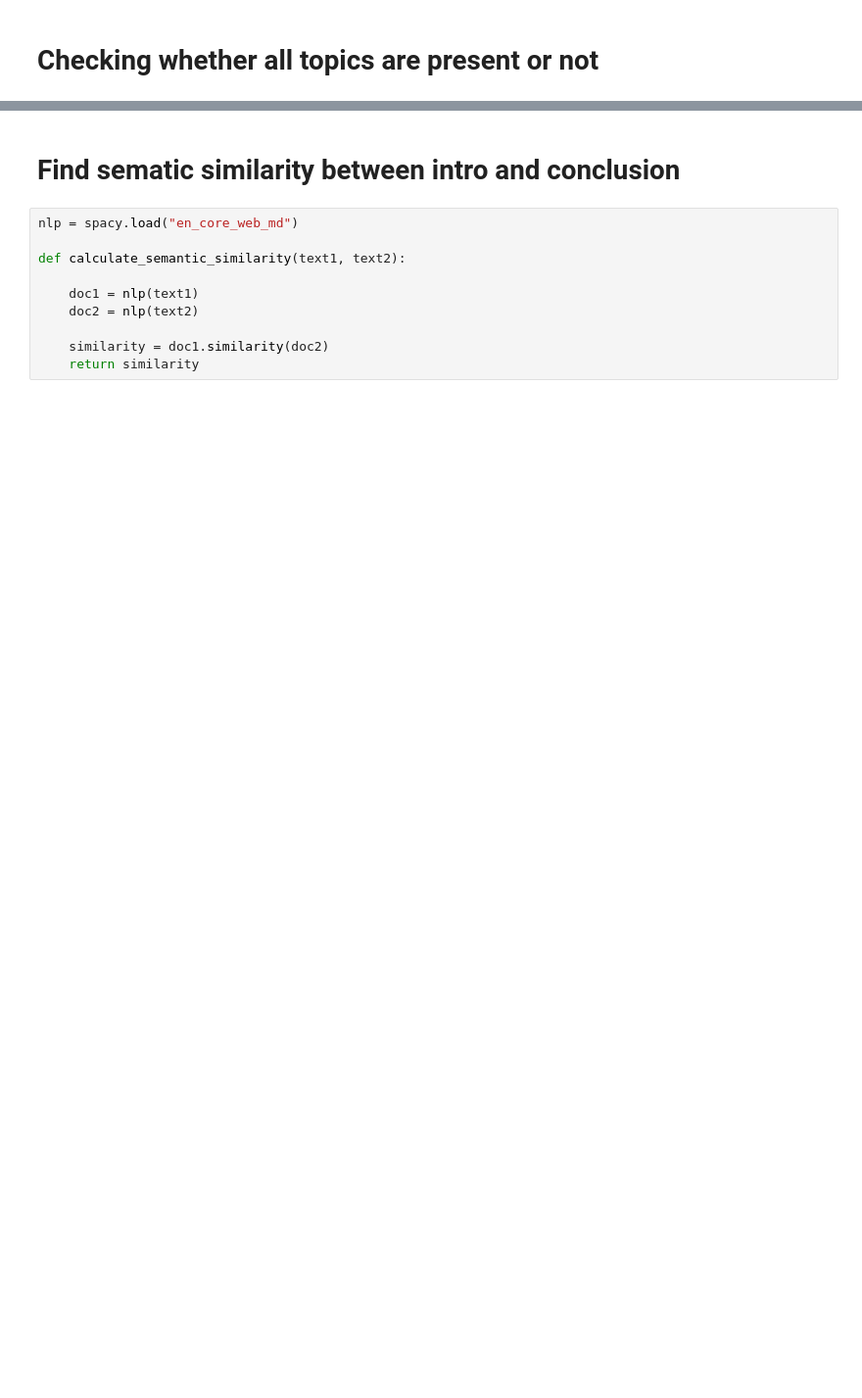
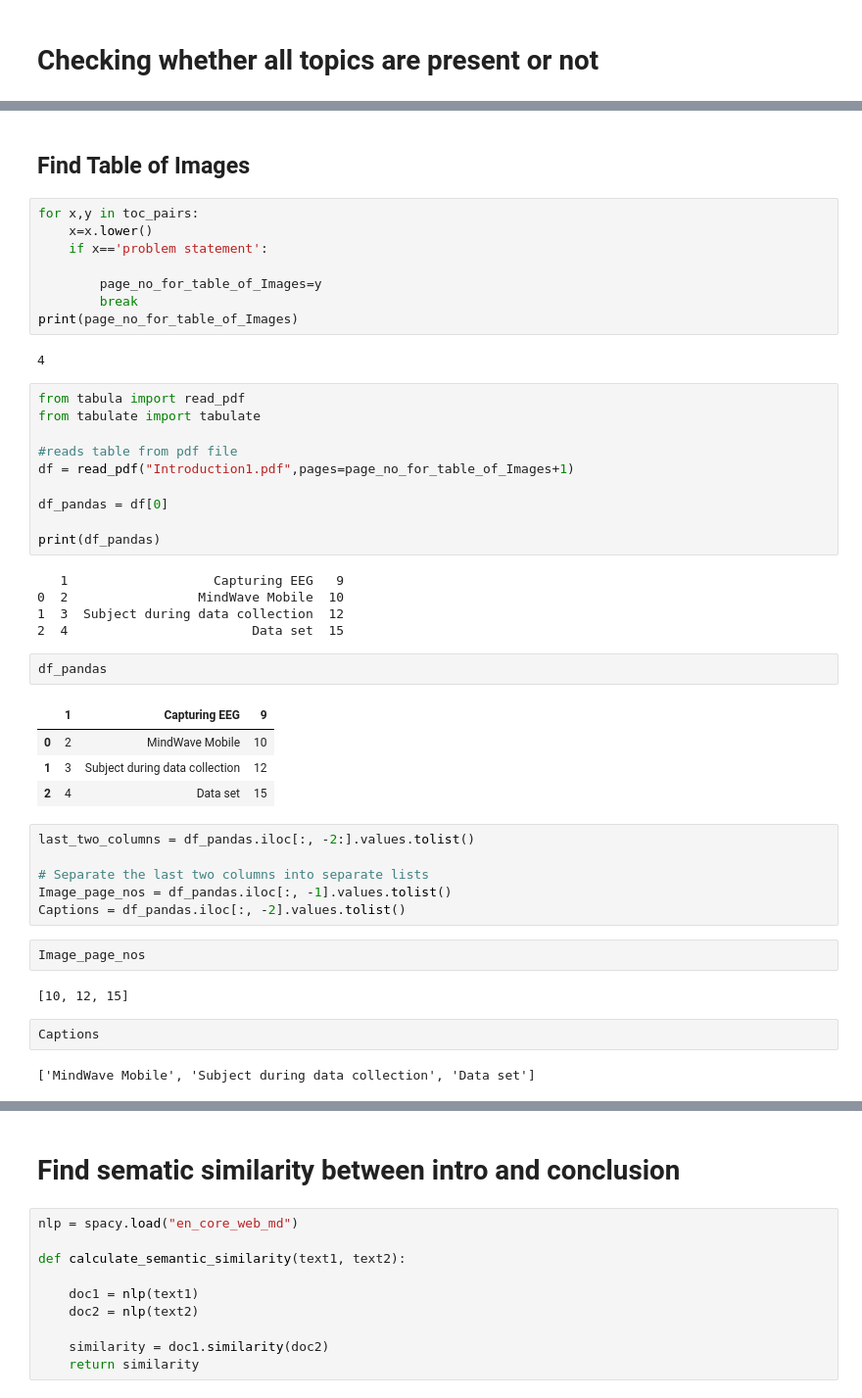
Before and after one commit to Akhil-16/Document_Analysis, a Jupyter notebook: Final_file.ipynb, the cells around one changed output, grey strips where cells are left out. Shown at 98% size. Drawn from its saved outputs; the diff is of its cells as text; blank space fills up the shorter version.

Commit message:
Table_of_Images

```diff
--- a/Final_file.ipynb
+++ b/Final_file.ipynb
@@ -114,0 +117,48 @@ All elements are present in the table of contents.
+# %% [markdown]
+## Find Table of Images
+# %%
+for x,y in toc_pairs:
+    x=x.lower()
+    if x=='problem statement':
+
+        page_no_for_table_of_Images=y
+        break
+print(page_no_for_table_of_Images)
+# %% [output]
+4
+# %%
+from tabula import read_pdf
+from tabulate import tabulate
+
+#reads table from pdf file
+df = read_pdf("Introduction1.pdf",pages=page_no_for_table_of_Images+1)
+
+df_pandas = df[0]
+
+print(df_pandas)
+# %% [output]
+   1                   Capturing EEG   9
+0  2                 MindWave Mobile  10
+1  3  Subject during data collection  12
+2  4                        Data set  15
+# %%
+df_pandas
+# %% [output]
+|  | 1 | Capturing EEG | 9 |
+| 0 | 2 | MindWave Mobile | 10 |
+| 1 | 3 | Subject during data collection | 12 |
+| 2 | 4 | Data set | 15 |
+# %%
+last_two_columns = df_pandas.iloc[:, -2:].values.tolist()
+
+# Separate the last two columns into separate lists
+Image_page_nos = df_pandas.iloc[:, -1].values.tolist()
+Captions = df_pandas.iloc[:, -2].values.tolist()
+# %%
+Image_page_nos
+# %% [output]
+[10, 12, 15]
+# %%
+Captions
+# %% [output]
+['MindWave Mobile', 'Subject during data collection', 'Data set']
```
Also changed, not shown: parts of 18 cells of this notebook.
